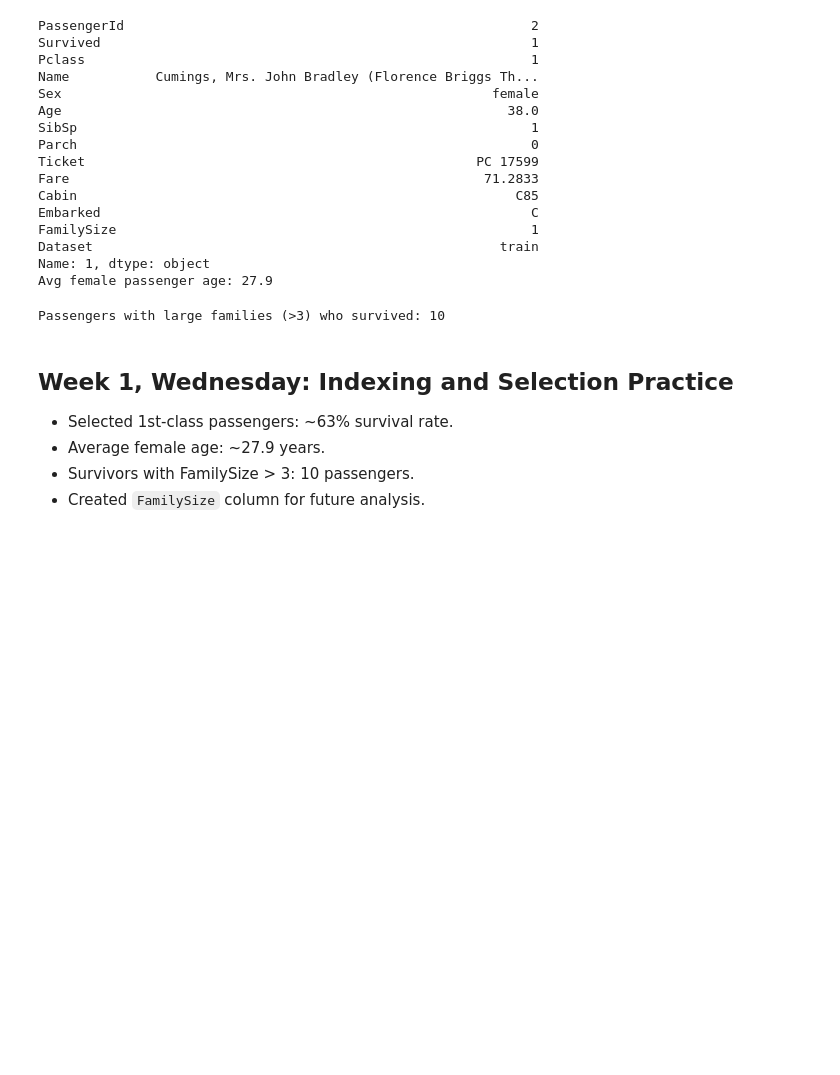
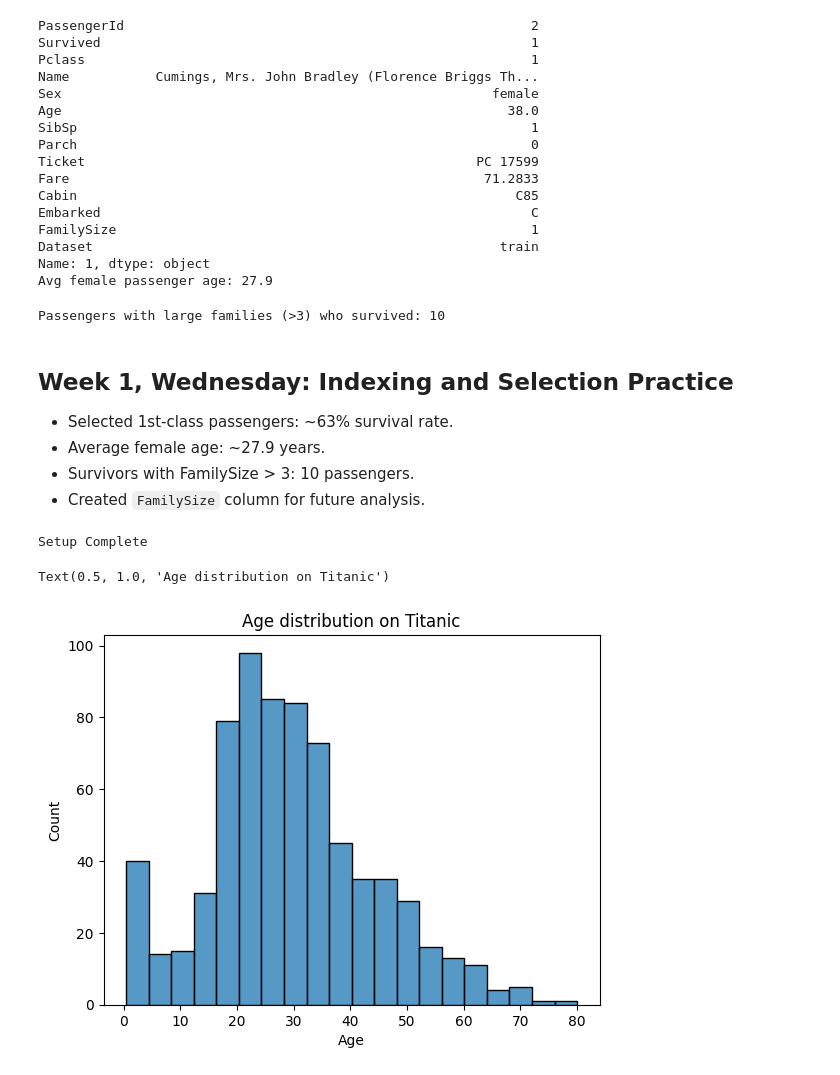
Before and after one commit to edaro27/ai-ml-portfolio, a Jupyter notebook: week1/week1_titanic_analysis.ipynb, the cells around one changed output. Drawn from its saved outputs; the diff is of its cells as text; code cells hidden in the pictures; blank space fills up the shorter version.

Commit message:
Created some plots

```diff
--- a/week1/week1_titanic_analysis.ipynb
+++ b/week1/week1_titanic_analysis.ipynb
@@ -264,3 +264,15 @@ Passengers with large families (>3) who survived: 10
 - Average female age: ~27.9 years.
 - Survivors with FamilySize > 3: 10 passengers.
 - Created `FamilySize` column for future analysis.
+# %%
+%matplotlib inline
+import seaborn as sns
+print("Setup Complete")
+# %% [output]
+Setup Complete
+# %%
+sns.histplot(df['Age'])
+plt.title("Age distribution on Titanic")
+# %% [output]
+Text(0.5, 1.0, 'Age distribution on Titanic')
+[figure, added]
```
Also changed, not shown: parts of 2 cells of this notebook.
